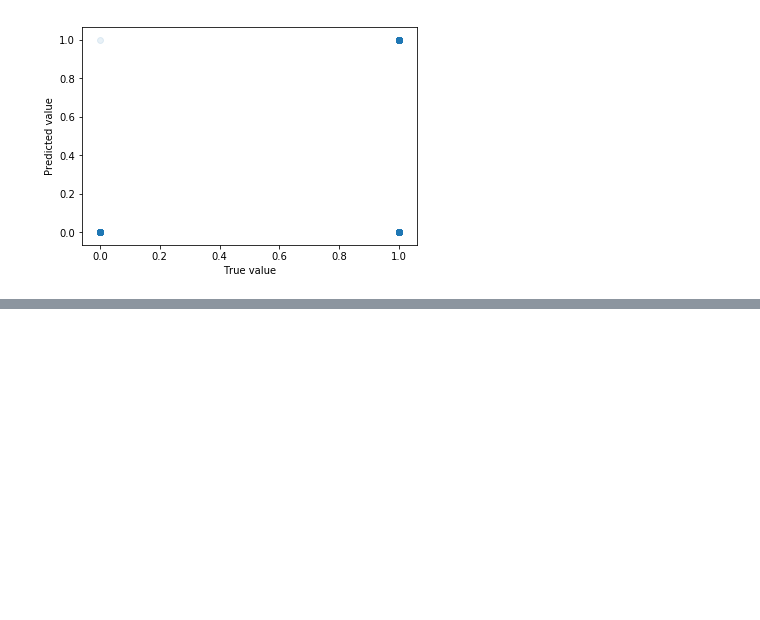
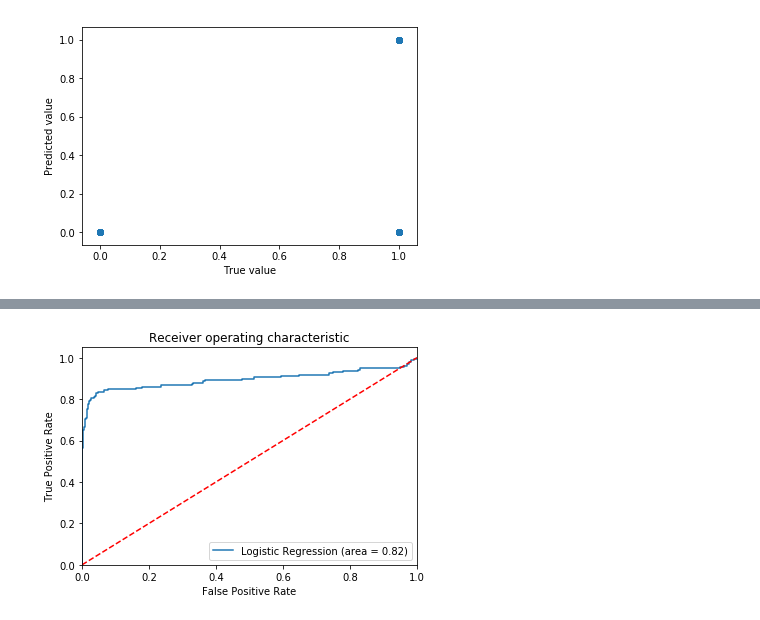
Before and after one commit to theicechol/metamoles, a Jupyter notebook: notebooks/model_creation.ipynb, the cells around one changed output, grey strips where cells are left out. Drawn from its saved outputs; the diff is of its cells as text; code cells hidden in the pictures; blank space fills up the shorter version.

```diff
--- a/notebooks/model_creation.ipynb
+++ b/notebooks/model_creation.ipynb
@@ -114,0 +178,14 @@ Text(0, 0.5, 'Predicted value')
+# %%
+kf = KFold(n_splits=10, shuffle=True)
+kf.get_n_splits(features, reactions)
+
+int_reactions = [int(i) for i in reactions]
+
+
+for train_index, test_index in kf.split(features, reactions):
+    #print("TRAIN:", train_index, "TEST:", test_index)
+    feature_train, feature_test = features[train_index], features[test_index]
+    reaction_train, reaction_test = np.array(int_reactions)[train_index], np.array(int_reactions)[test_index]
+
+    reg = linear_model.LogisticRegression().fit(feature_train, reaction_train)
+    y_pred = reg.predict(feature_test)
@@ -114,0 +203,16 @@ Text(0, 0.5, 'Predicted value')
+# %%
+logit_roc_auc = roc_auc_score(reaction_test, reg.predict(feature_test))
+fpr, tpr, thresholds = roc_curve(reaction_test, reg.predict_proba(feature_test)[:,1])
+plt.figure()
+plt.plot(fpr, tpr, label='Logistic Regression (area = %0.2f)' % logit_roc_auc)
+plt.plot([0, 1], [0, 1],'r--')
+plt.xlim([0.0, 1.0])
+plt.ylim([0.0, 1.05])
+plt.xlabel('False Positive Rate')
+plt.ylabel('True Positive Rate')
+plt.title('Receiver operating characteristic')
+plt.legend(loc="lower right")
+plt.savefig('Log_ROC')
+plt.show()
+# %% [output]
+[figure, added]
```
Also changed, not shown: parts of 22 cells of this notebook.
